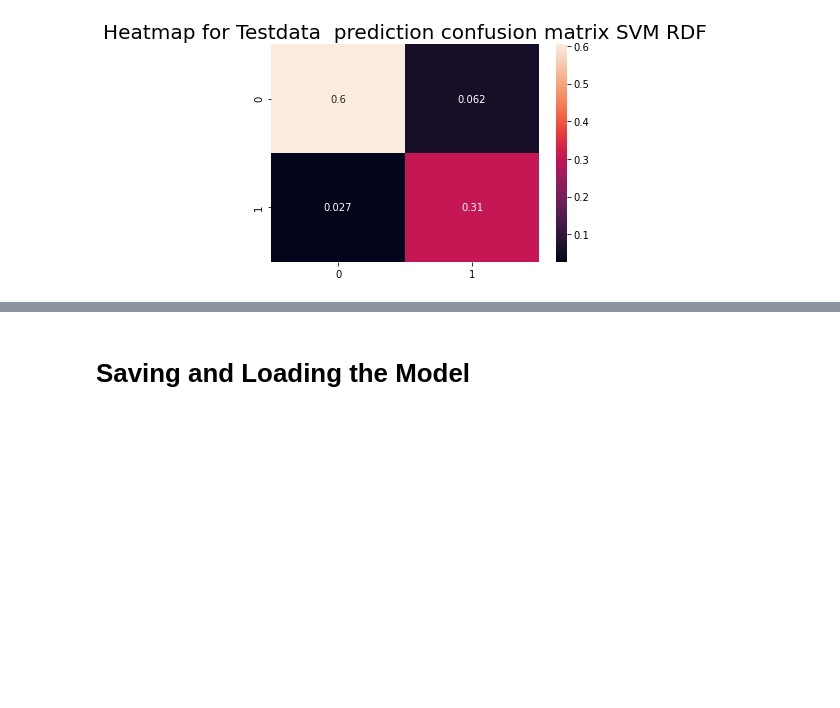
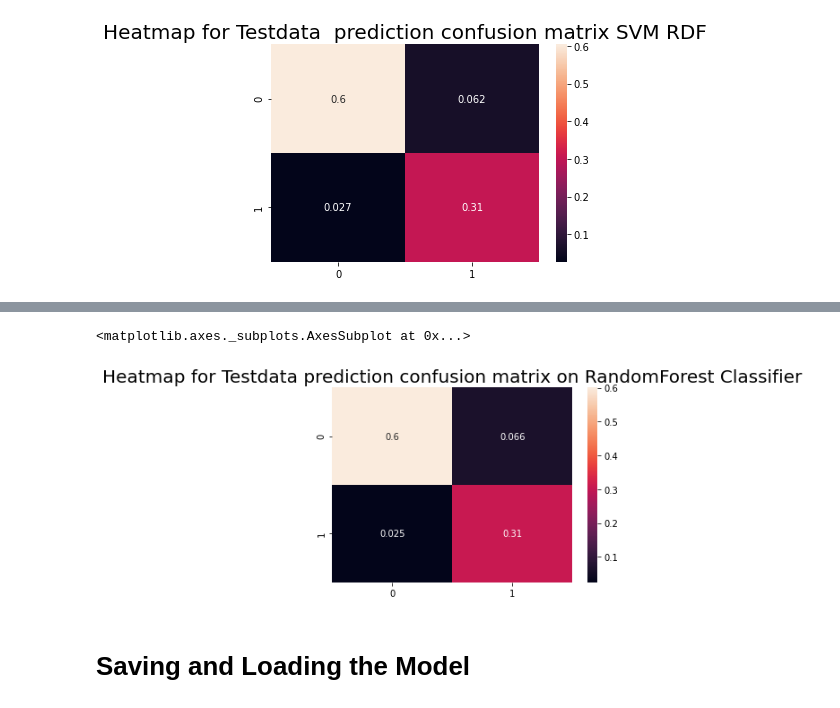
Before and after one commit to rahvlrawat/Spoiler-Classification-Recommendation-System, a Jupyter notebook: Spoiler_Alert.ipynb, the cells around one changed output, grey strips where cells are left out. Saved outputs shown, nothing was run; the diff lists cells and outputs as text; code cells hidden in the pictures; blank space fills up the shorter version.

```diff
--- a/Spoiler_Alert.ipynb
+++ b/Spoiler_Alert.ipynb
@@ -982,0 +972,12 @@ sns.heatmap(confusion_matrix(y_test, rdfpredstest)/np.sum(confusion_matrix(y_tes
+# %%
+
+# Import the random forest model.
+from sklearn.ensemble import RandomForestClassifier
+
+# Initialize the model with some parameters.
+model = RandomForestClassifier(n_estimators=100, min_samples_leaf=10, random_state=1)
+# Fit the model to the data.
+model.fit(x_train, y_train)
+# Make predictions.
+predictions = model.predict(x_test)
+# Compute the error.
@@ -982,0 +992,4 @@ sns.heatmap(confusion_matrix(y_test, rdfpredstest)/np.sum(confusion_matrix(y_tes
+# %%
+from sklearn.metrics import roc_auc_score
+predictions = model.predict(x_test)
+print('AUC: ', roc_auc_score(y_test, predictions))
@@ -983,3 +1013,9 @@ sns.heatmap(confusion_matrix(y_test, rdfpredstest)/np.sum(confusion_matrix(y_tes
+# %%
+plt.title("Heatmap for Testdata prediction confusion matrix on RandomForest Classifier", fontsize =20)
+sns.heatmap(confusion_matrix(y_test, predictions)/np.sum(confusion_matrix(y_test, predictions)), annot=True)
+# %% [output]
+<matplotlib.axes._subplots.AxesSubplot at 0x...>
+[figure, added]
 # %% [markdown]
 # Saving and Loading the Model
 # %%
```
Also changed, not shown: parts of 34 cells of this notebook.
